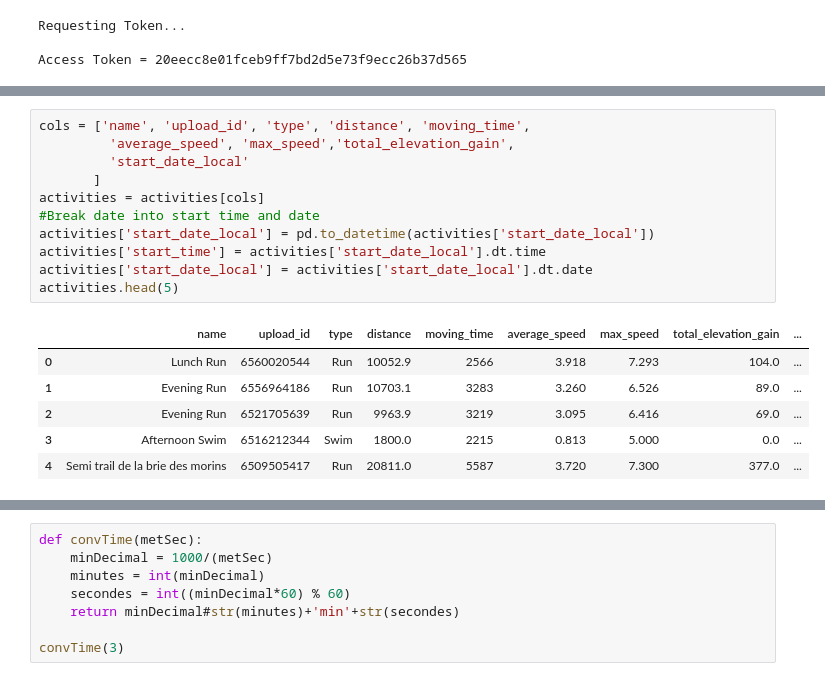
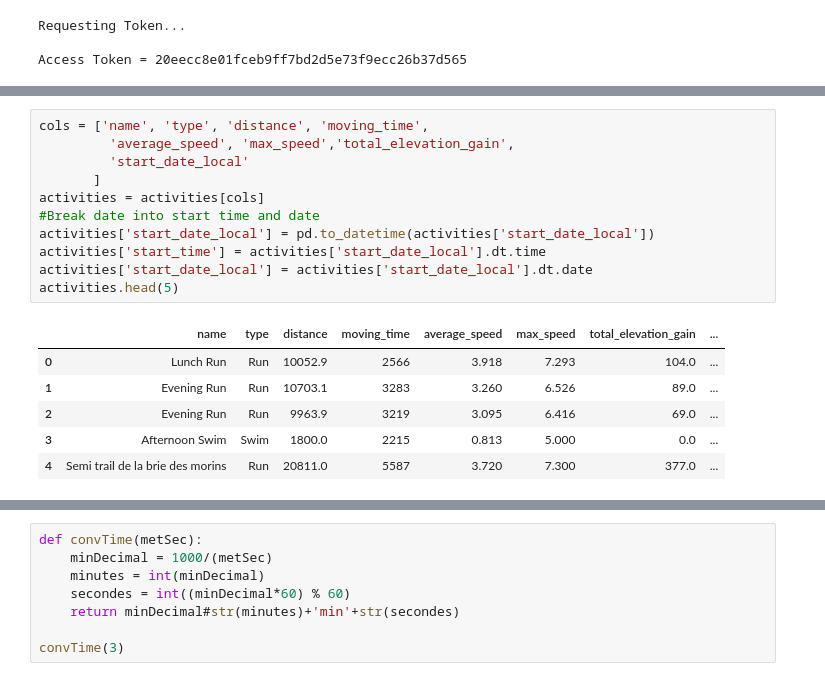
Before and after one commit to EdgarTriquet/StravaProject, a Jupyter notebook: My Strava Analysis.ipynb, the cells around one changed output, grey strips where cells are left out. Drawn from its saved outputs; the diff is of its cells as text.

```diff
--- a/My Strava Analysis.ipynb
+++ b/My Strava Analysis.ipynb
@@ -52,18 +41,18 @@ Name: gear_id, Length: 145, dtype: object
 # %%
-cols = ['name', 'upload_id', 'type', 'distance', 'moving_time',
+cols = ['name', 'type', 'distance', 'moving_time',
          'average_speed', 'max_speed','total_elevation_gain',
          'start_date_local'
        ]
 activities = activities[cols]
 #Break date into start time and date
 activities['start_date_local'] = pd.to_datetime(activities['start_date_local'])
 activities['start_time'] = activities['start_date_local'].dt.time
 activities['start_date_local'] = activities['start_date_local'].dt.date
 activities.head(5)
 # %% [output]
-|  | name | upload_id | type | distance | moving_time | average_speed | max_speed | total_elevation_gain | ... |
-| 0 | Lunch Run | 6560020544 | Run | 10052.9 | 2566 | 3.918 | 7.293 | 104.0 | ... |
-| 1 | Evening Run | 6556964186 | Run | 10703.1 | 3283 | 3.260 | 6.526 | 89.0 | ... |
-| 2 | Evening Run | 6521705639 | Run | 9963.9 | 3219 | 3.095 | 6.416 | 69.0 | ... |
-| 3 | Afternoon Swim | 6516212344 | Swim | 1800.0 | 2215 | 0.813 | 5.000 | 0.0 | ... |
-| 4 | Semi trail de la brie des morins | 6509505417 | Run | 20811.0 | 5587 | 3.720 | 7.300 | 377.0 | ... |
+|  | name | type | distance | moving_time | average_speed | max_speed | total_elevation_gain | ... |
+| 0 | Lunch Run | Run | 10052.9 | 2566 | 3.918 | 7.293 | 104.0 | ... |
+| 1 | Evening Run | Run | 10703.1 | 3283 | 3.260 | 6.526 | 89.0 | ... |
+| 2 | Evening Run | Run | 9963.9 | 3219 | 3.095 | 6.416 | 69.0 | ... |
+| 3 | Afternoon Swim | Swim | 1800.0 | 2215 | 0.813 | 5.000 | 0.0 | ... |
+| 4 | Semi trail de la brie des morins | Run | 20811.0 | 5587 | 3.720 | 7.300 | 377.0 | ... |
```
Also changed, not shown: parts of 5 cells of this notebook, 1 other file.
